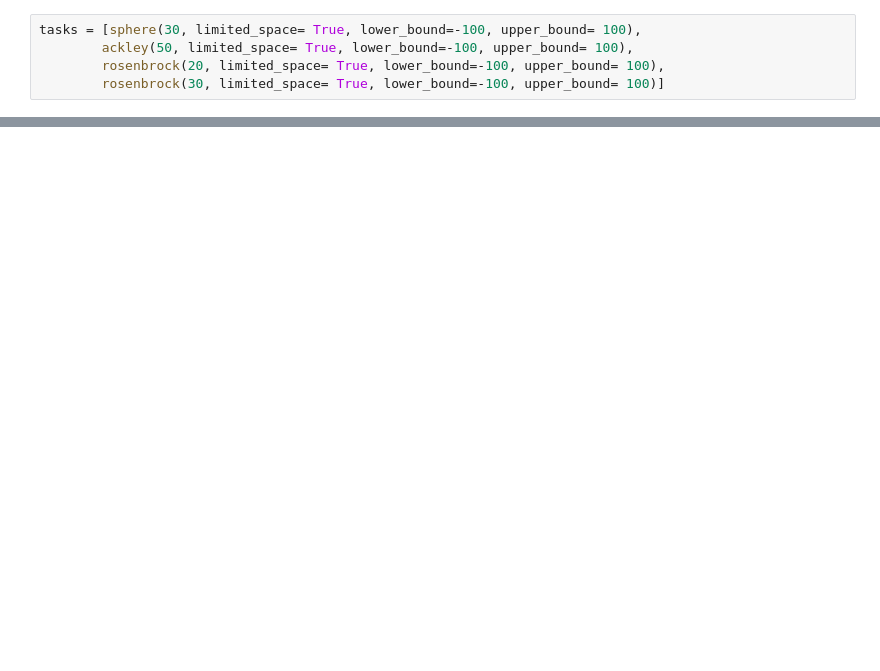
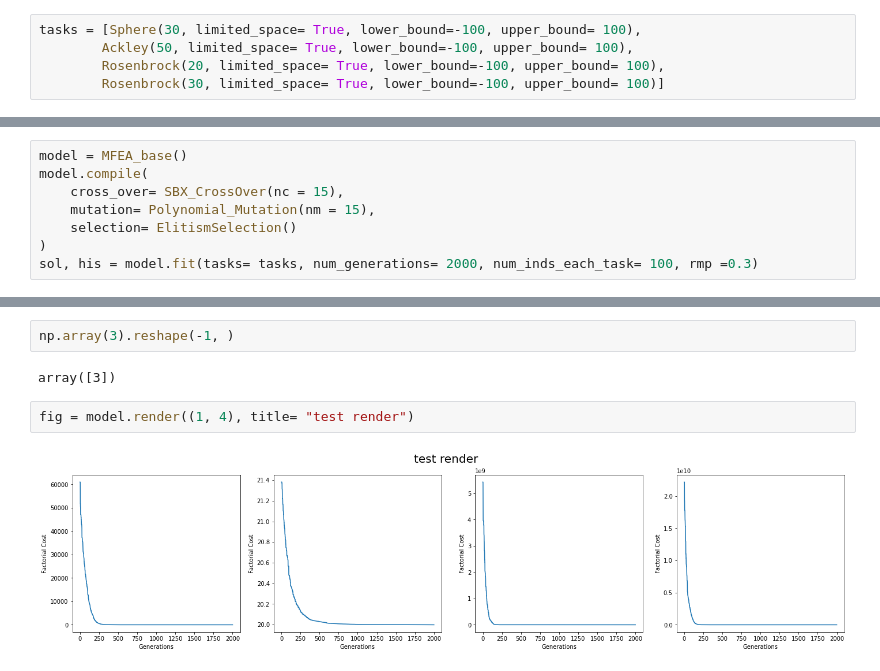
Before and after one commit to KienLe-HUST/EC_MSO, a Jupyter notebook: 2_MFEA.ipynb, the cells around one changed output, grey strips where cells are left out. Saved outputs shown, nothing was run; the diff lists cells and outputs as text; blank space fills up the shorter version.

Commit message:
test lib

```diff
--- a/2_MFEA.ipynb
+++ b/2_MFEA.ipynb
@@ -78,5 +33,5 @@ def mfea(num_epochs, num_inds, tasks = [], rmp = 0.1, nc = 15, nm = 15):
 # %%
-tasks = [sphere(30, limited_space= True, lower_bound=-100, upper_bound= 100),
-        ackley(50, limited_space= True, lower_bound=-100, upper_bound= 100),
-        rosenbrock(20, limited_space= True, lower_bound=-100, upper_bound= 100),
-        rosenbrock(30, limited_space= True, lower_bound=-100, upper_bound= 100)]
+tasks = [Sphere(30, limited_space= True, lower_bound=-100, upper_bound= 100),
+        Ackley(50, limited_space= True, lower_bound=-100, upper_bound= 100),
+        Rosenbrock(20, limited_space= True, lower_bound=-100, upper_bound= 100),
+        Rosenbrock(30, limited_space= True, lower_bound=-100, upper_bound= 100)]
@@ -102,0 +38,8 @@ Epoch [2000/2000], func_val: [86.14875017930936, 7.595387850383812, 29506.927633
+# %%
+model = MFEA_base()
+model.compile(
+    cross_over= SBX_CrossOver(nc = 15),
+    mutation= Polynomial_Mutation(nm = 15),
+    selection= ElitismSelection()
+)
+sol, his = model.fit(tasks= tasks, num_generations= 2000, num_inds_each_task= 100, rmp =0.3)
@@ -137,0 +84,8 @@ for i in range (his.shape[1]):
+# %%
+np.array(3).reshape(-1, )
+# %% [output]
+array([3])
+# %%
+fig = model.render((1, 4), title= "test render")
+# %% [output]
+[figure, added]
```
Also changed, not shown: parts of 11 cells of this notebook, 5 other files.
